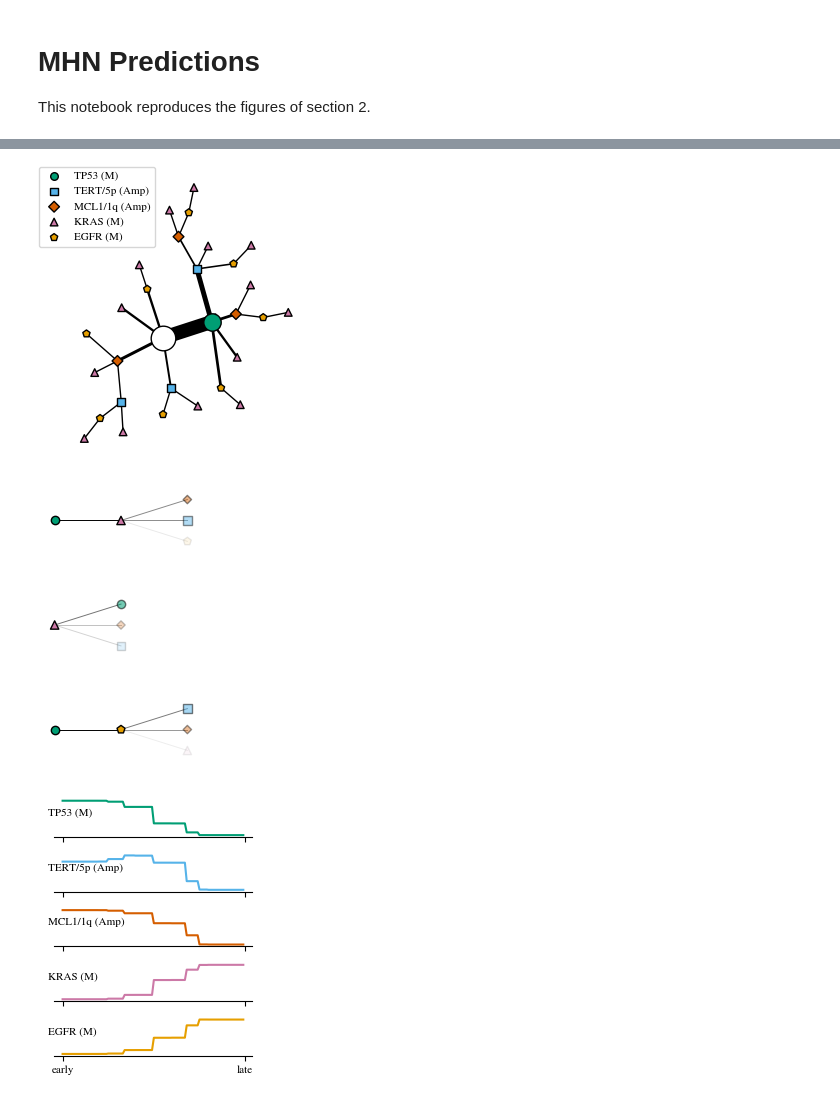
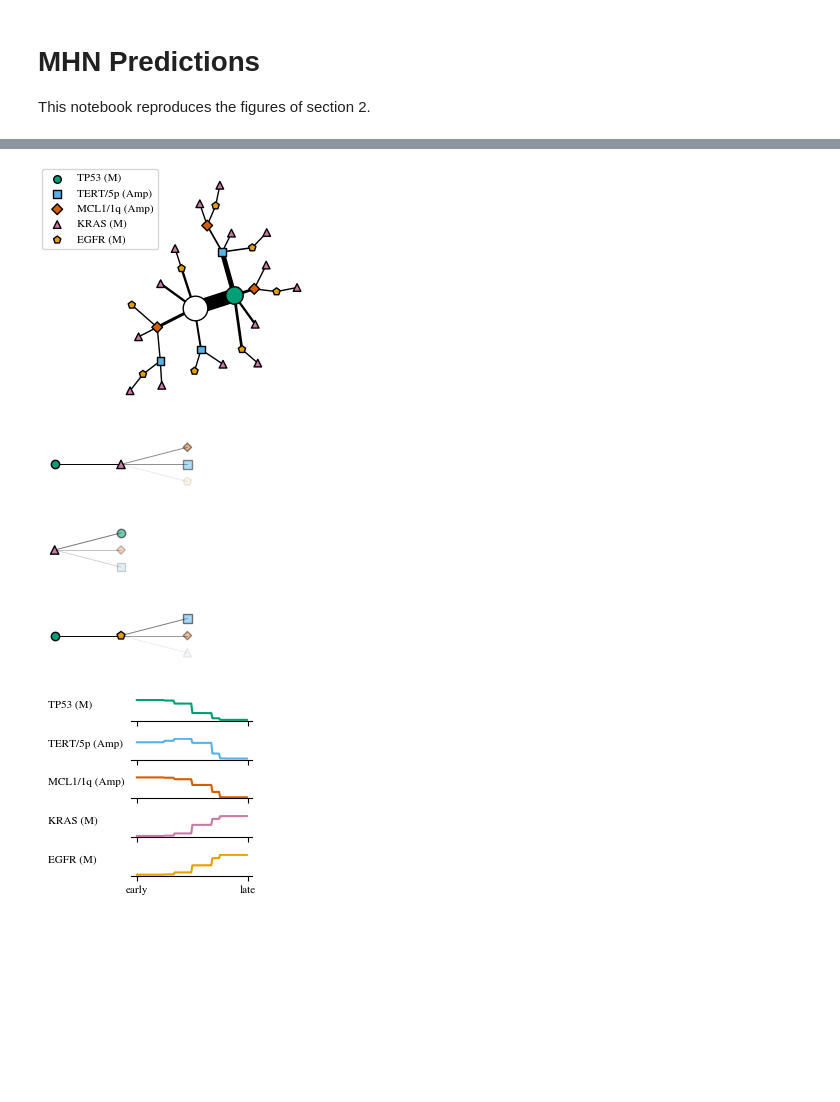
Before and after one commit to huy29433/Dissertation-MHN-example, a Jupyter notebook: analysis/predictions.ipynb, the cells around one changed output, grey strips where cells are left out. Saved outputs shown, nothing was run; the diff lists cells and outputs as text; code cells hidden in the pictures; blank space fills up the shorter version.

```diff
--- a/analysis/predictions.ipynb
+++ b/analysis/predictions.ipynb
@@ -19,18 +19,17 @@ model = mhn.model.oMHN.load("../run/results/omhn.csv")
 data = pd.read_csv("../data/primary.csv", index_col=0)
 n_events = len(model.events)
 # %%
+np.random.seed(0)
+sim_data = pd.DataFrame(model.sample_artificial_data(1000), columns=model.events)
+
 import importlib
-np.random.seed(0)
-sim_data = pd.DataFrame(
-    model.sample_artificial_data(1000), columns=model.events)
-
 importlib.reload(plotting)
 
 for name, _data in [
     ("", data),
     ("_sim", sim_data),
 ]:
-    fig, ax = plt.subplots(figsize=(2.3, 2))
+    fig, ax = plt.subplots(figsize=(2.3, 1.3))
     plotting.oncoplot(_data, ax)
     fig.tight_layout()
     fig.savefig(f"results/oncoplot{name}.pdf", dpi=600)
@@ -40,25 +39,25 @@ for name, _data in [
 # %%
-fig, ax = plt.subplots(figsize=(3, 3))
+fig, ax = plt.subplots(figsize=(3, 2.5))
 model.plot_order_tree(states=sim_data.to_numpy(), legend=True,
                       max_event_num=5, min_number_of_occurrence=1, ax=ax)
 
 legends = list()
 for child in ax.get_children():
     if isinstance(child, mpl.legend.Legend):
         legends.append(child)
 
 for legend in legends[1:]:
     legend.set_visible(False)
 legends[0].set_bbox_to_anchor((0.45, 1.05))
 
 marker_dict = {label._text: handle for label, handle in zip(
     legends[0].texts, legends[0].legend_handles)}
 
-ax.set_xlim(-4.5, None)
+ax.set_xlim(-7, None)
 fig.tight_layout()
 fig.savefig("results/tree.pdf")
 # %% [output]
-[figure, old version]
+[figure, new version]
 # %%
 states = data.groupby(data.columns.to_list()).value_counts(
 ).sort_values(ascending=False)[:3]
@@ -66,7 +65,7 @@ states = states.index.to_numpy()
 states = [list(state) for state in states]
 states = np.array(states)
 # %%
-fig, ax = plt.subplots(figsize=(1.7, 3))
+fig, ax = plt.subplots(figsize=(1.7, 2.5))
 
 for i, state in enumerate(states):
     order = model.likeliest_order(state)[1]
@@ -100,7 +99,7 @@ ax.axis("off")
 fig.tight_layout()
 fig.savefig("results/next_event.pdf")
 # %% [output]
-[figure, old version]
+[figure, new version]
 # %%
 positions = mcmc_analysis._sample_positions(
     log_theta=model.log_theta.flatten(),
@@ -109,7 +108,7 @@ positions = mcmc_analysis._sample_positions(
 fig, ax = plt.subplots(
     # (n_events-1)//2+1, 2,
     n_events,
-    figsize=(2.3, 3), sharex=True)
+    figsize=(2.3, 2.2), sharex=True)
 for i in range(n_events):
     # a = ax[i//2, i%2]
     a = ax[i]
@@ -123,11 +122,11 @@ for i in range(n_events):
     a.set_xticks([0, 100])
     a.set_yticks([])
     a.set_xticklabels(["early", "late"])
-    a.set_ylabel(event, rotation=0, ha="left")
+    a.set_ylabel(event, rotation=0, ha="left", labelpad=60)
 fig.tight_layout()
 fig.savefig("results/positions.pdf")
 # %% [output]
-[figure, old version]
+[figure, new version]
 # %%
 risks = mcmc_analysis._sample_risks(
     log_theta=model.log_theta.flatten(),
```
Also changed, not shown: parts of 2 cells of this notebook, 8 other files.
